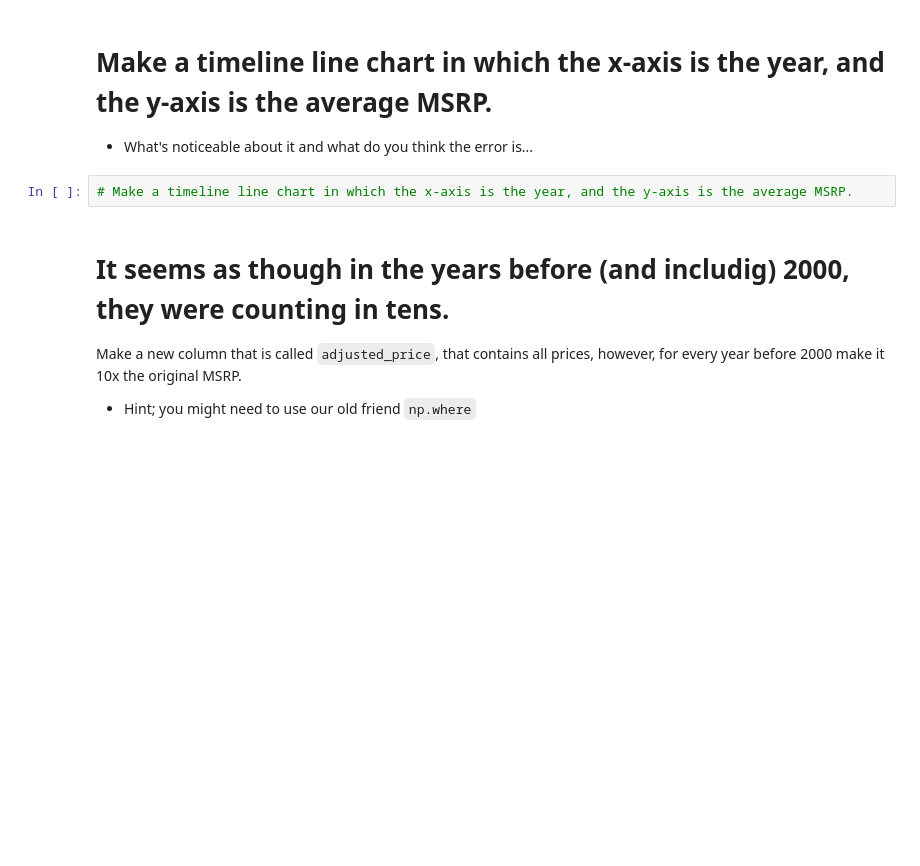
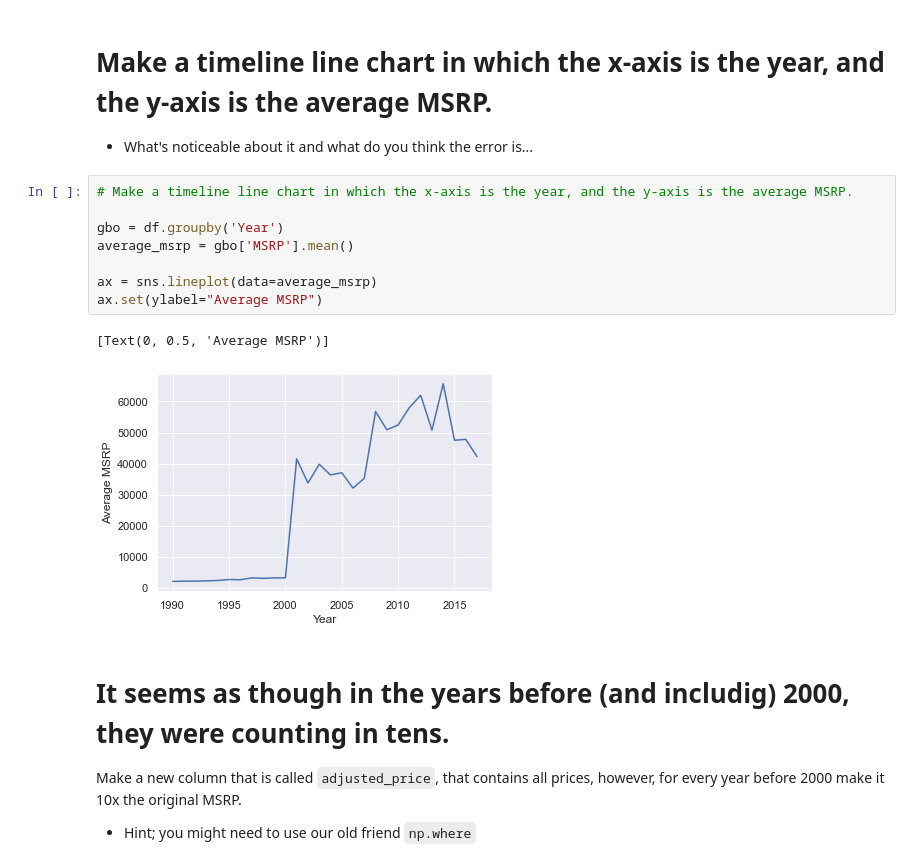
Before and after one commit to deepankarck2/2022-fall-data-science, a Jupyter notebook: Week-02-EDA/Exercise-EDA.ipynb, the cells around one changed output. Drawn from its saved outputs; the diff is of its cells as text; blank space fills up the shorter version.

```diff
--- a/Week-02-EDA/Exercise-EDA.ipynb
+++ b/Week-02-EDA/Exercise-EDA.ipynb
@@ -211,6 +211,15 @@ car_count_sorted.plot(kind="barh", figsize=(17,10))
 * What's noticeable about it and what do you think the error is...
 # %%
 # Make a timeline line chart in which the x-axis is the year, and the y-axis is the average MSRP.
+
+gbo = df.groupby('Year')
+average_msrp = gbo['MSRP'].mean()
+
+ax = sns.lineplot(data=average_msrp)
+ax.set(ylabel="Average MSRP")
+# %% [output]
+[Text(0, 0.5, 'Average MSRP')]
+[figure, added]
 # %% [markdown]
 # It seems as though in the years before (and includig) 2000, they were counting in tens.
 Make a new column that is called `adjusted_price`, that contains all prices, however, for every year before 2000 make it 10x the original MSRP.
```
Also changed, not shown: parts of 20 cells of this notebook.
